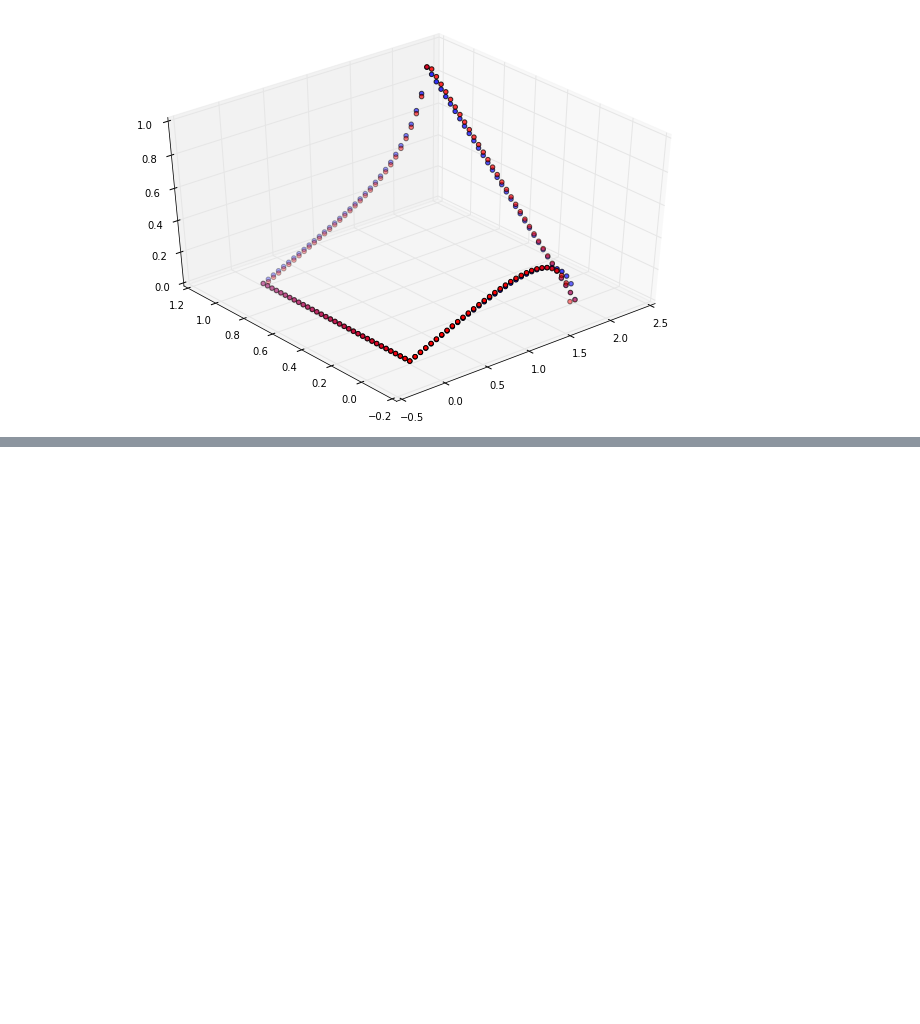
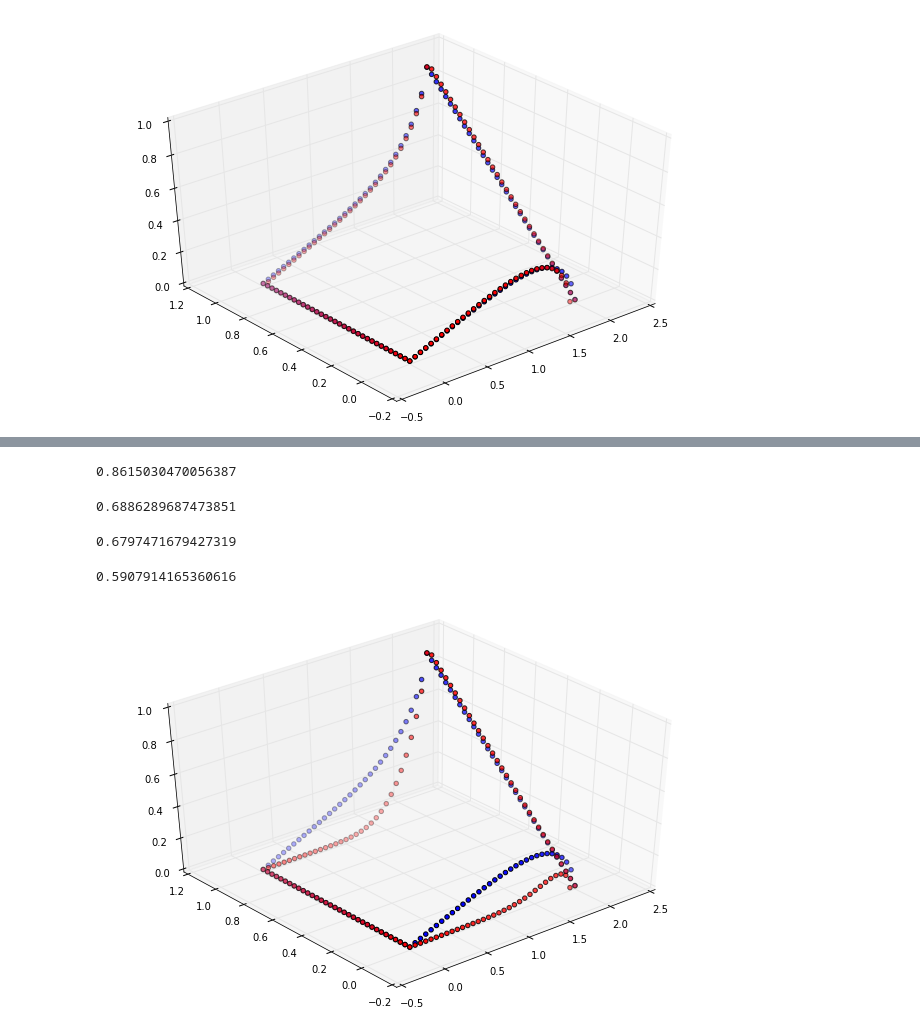
Before and after one commit to gear/HPSC, a Jupyter notebook: hw/assign1_worksheet.ipynb, the cells around one changed output, grey strips where cells are left out. Drawn from its saved outputs; the diff is of its cells as text; code cells hidden in the pictures; blank space fills up the shorter version.

```diff
--- a/hw/assign1_worksheet.ipynb
+++ b/hw/assign1_worksheet.ipynb
@@ -192,0 +215,20 @@ a.scatter_plot(x,y,bem,fem[99])
+# %%
+a.error_rel(bem,fem[0]) / math.sqrt(128)
+# %% [output]
+0.8615030470056387
+# %%
+a.error_rel(bem,fem[1]) / math.sqrt(128)
+# %% [output]
+0.6886289687473851
+# %%
+a.error_rel(bem,fem[2]) / math.sqrt(128)
+# %% [output]
+0.6797471679427319
+# %%
+a.error_rel(bem,fem[20]) / math.sqrt(128)
+# %% [output]
+0.5907914165360616
+# %%
+a.scatter_plot(x,y,bem,fem[20])
+# %% [output]
+[figure, added]
```
Also changed, not shown: parts of 8 cells of this notebook, 1 other file.
